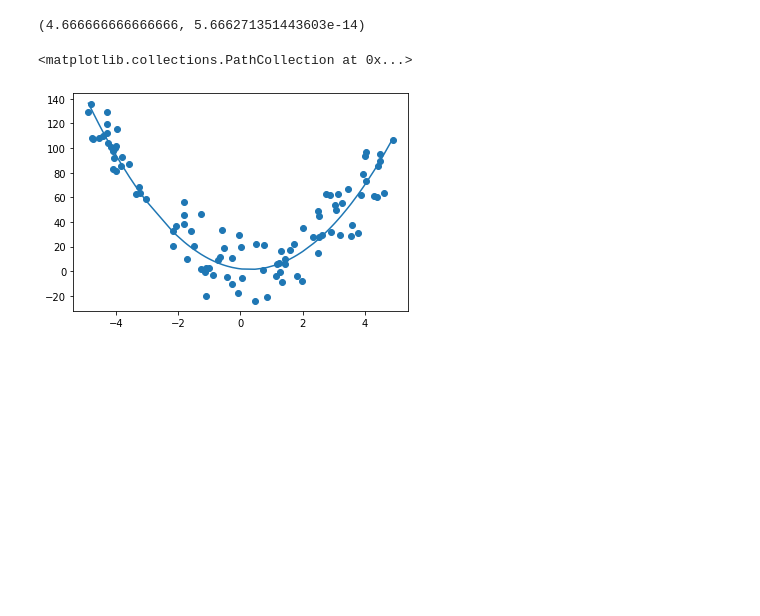
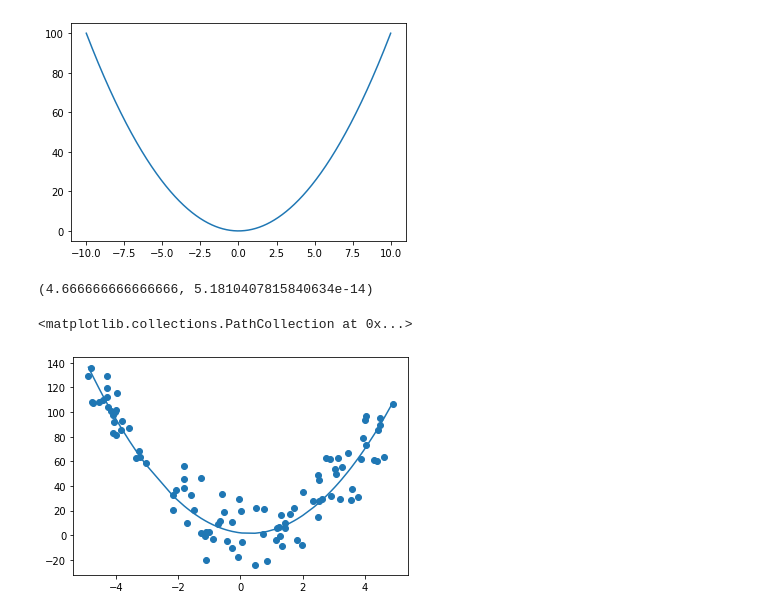
Before and after one commit to DavideQuaranta/CMP1, a Jupyter notebook: Conic/Conic.ipynb, the cells around one changed output. Drawn from its saved outputs; the diff is of its cells as text; code cells hidden in the pictures; blank space fills up the shorter version.

```diff
--- a/Conic/Conic.ipynb
+++ b/Conic/Conic.ipynb
@@ -35,7 +35,13 @@ x.findIntersection()
+# %%
+x = np.linspace(-10,10,1000)
+y = CanonicalParabola(1,0,0).value(x)
+plt.plot(x,y);
+# %% [output]
+[figure, added]
 # %%
 x.integrate(0,2)
 # %% [output]
-(4.666666666666666, 5.666271351443603e-14)
+(4.666666666666666, 5.1810407815840634e-14)
 # %%
 a_true = 5
 b_true = -3
```
Also changed, not shown: parts of 2 cells of this notebook, 32 other files.
